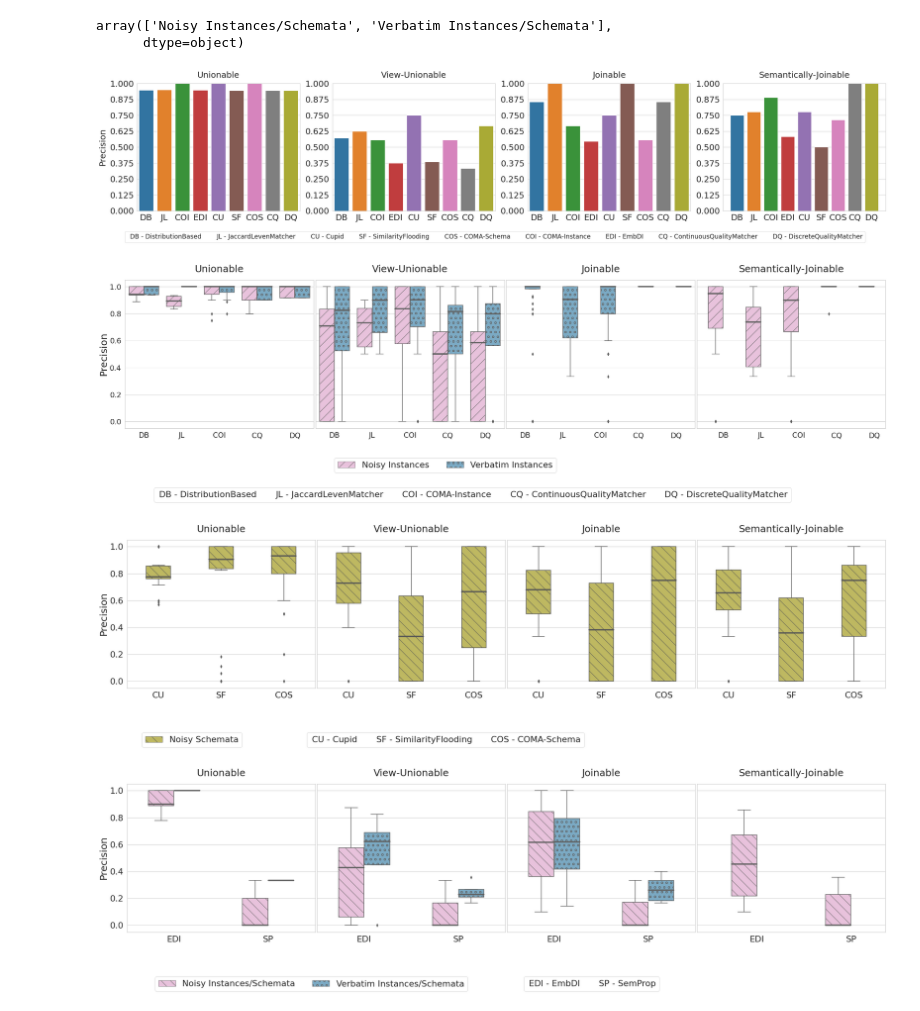
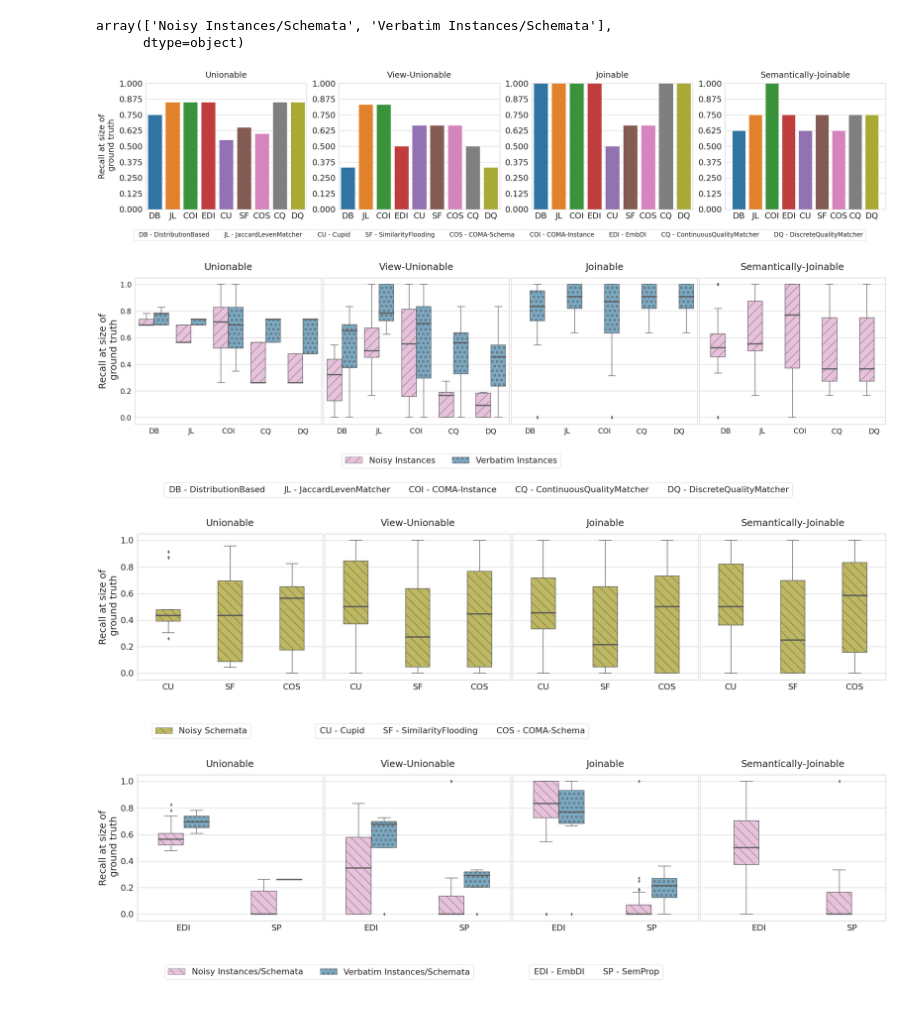
Before and after one commit to raquelpanapalen/valentine-paper-results, a Jupyter notebook: Visualizations-DataDiscovery.ipynb, the cells around one changed output. Saved outputs shown, nothing was run; the diff lists cells and outputs as text; code cells hidden in the pictures.

```diff
--- a/Visualizations-DataDiscovery.ipynb
+++ b/Visualizations-DataDiscovery.ipynb
@@ -913,12 +913,13 @@ array(['Noisy Instances/Schemata', 'Verbatim Instances/Schemata'],
 # %%
 df = df1
 title1 = "Recall at size of\n ground truth"
-title2 = "F1-Score"
 barplots_one_row(df, title1)
 
 plot_by_data_type(0, instance_order, instance_colors, hatches_inst, 'instance-based', hue_order_inst, map_instance, title1)
 plot_by_data_type(1, schema_order, schema_colors, hatches_sch, 'schema-based', hue_order_sch, map_schema, title1)
 plot_by_data_type(2, hybrid_order, hybrid_colors, hatches_hybrid, 'hybrid', hue_order_hybrid, map_hybrid, title1)
-
-sns.set(style="whitegrid", font_scale=1.6)
-print_spider_plot(best_rec_gnd_pd)
+# %% [output]
+[figure, added]
+[figure, added]
+[figure, added]
+[figure, added]
@@ -942,13 +925,0 @@ for c in config:
-# %%
-df = df2
-title1 = "Precision"
-barplots_one_row(df, title1)
-
-plot_by_data_type(0, instance_order, instance_colors, hatches_inst, 'instance-based', hue_order_inst, map_instance, title1)
-plot_by_data_type(1, schema_order, schema_colors, hatches_sch, 'schema-based', hue_order_sch, map_schema, title1)
-plot_by_data_type(2, hybrid_order, hybrid_colors, hatches_hybrid, 'hybrid', hue_order_hybrid, map_hybrid, title1)
-# %% [output]
-[figure, removed]
-[figure, removed]
-[figure, removed]
-[figure, removed]
```
Also changed, not shown: parts of 5 cells of this notebook, 29 other files.
